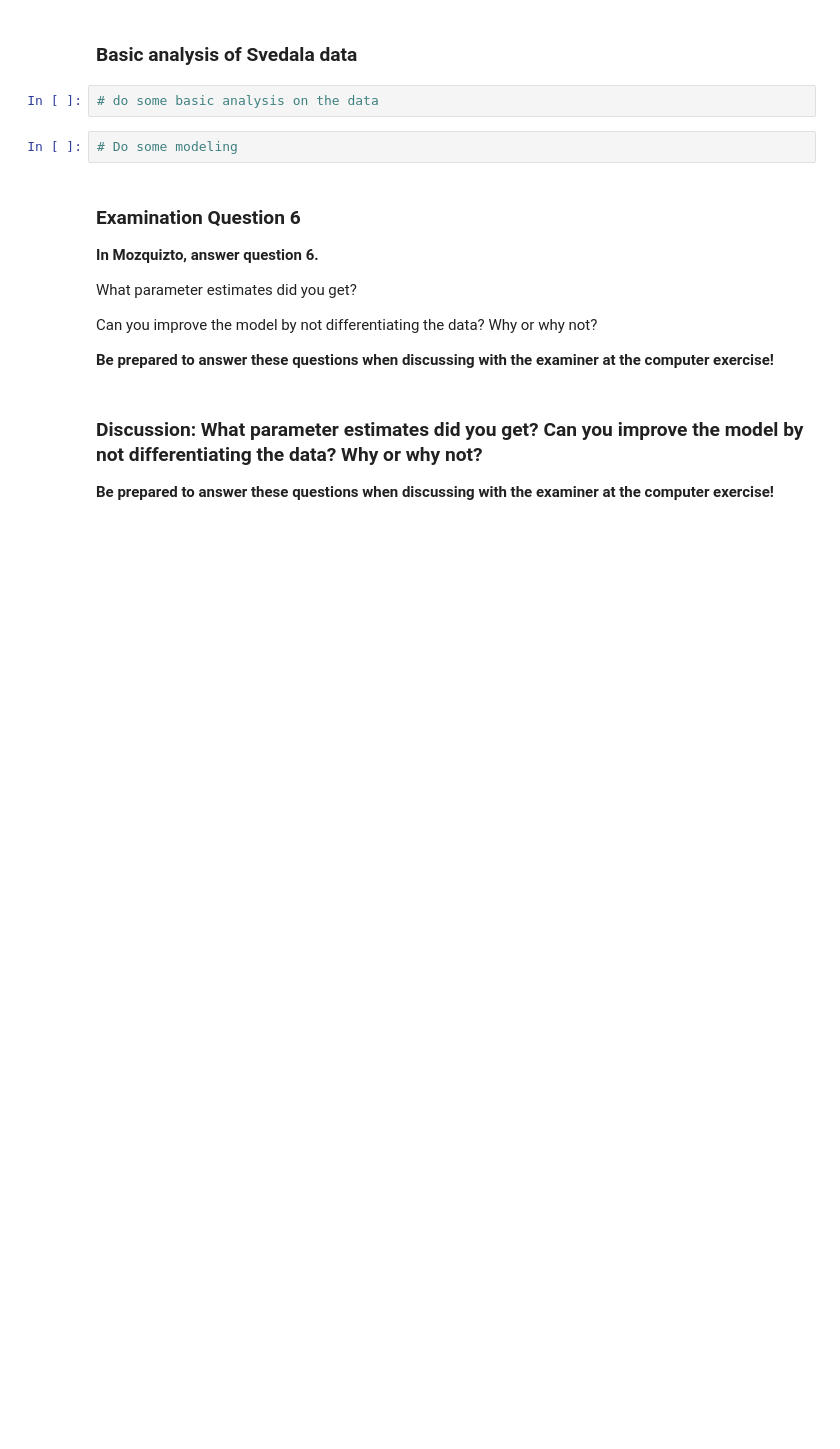
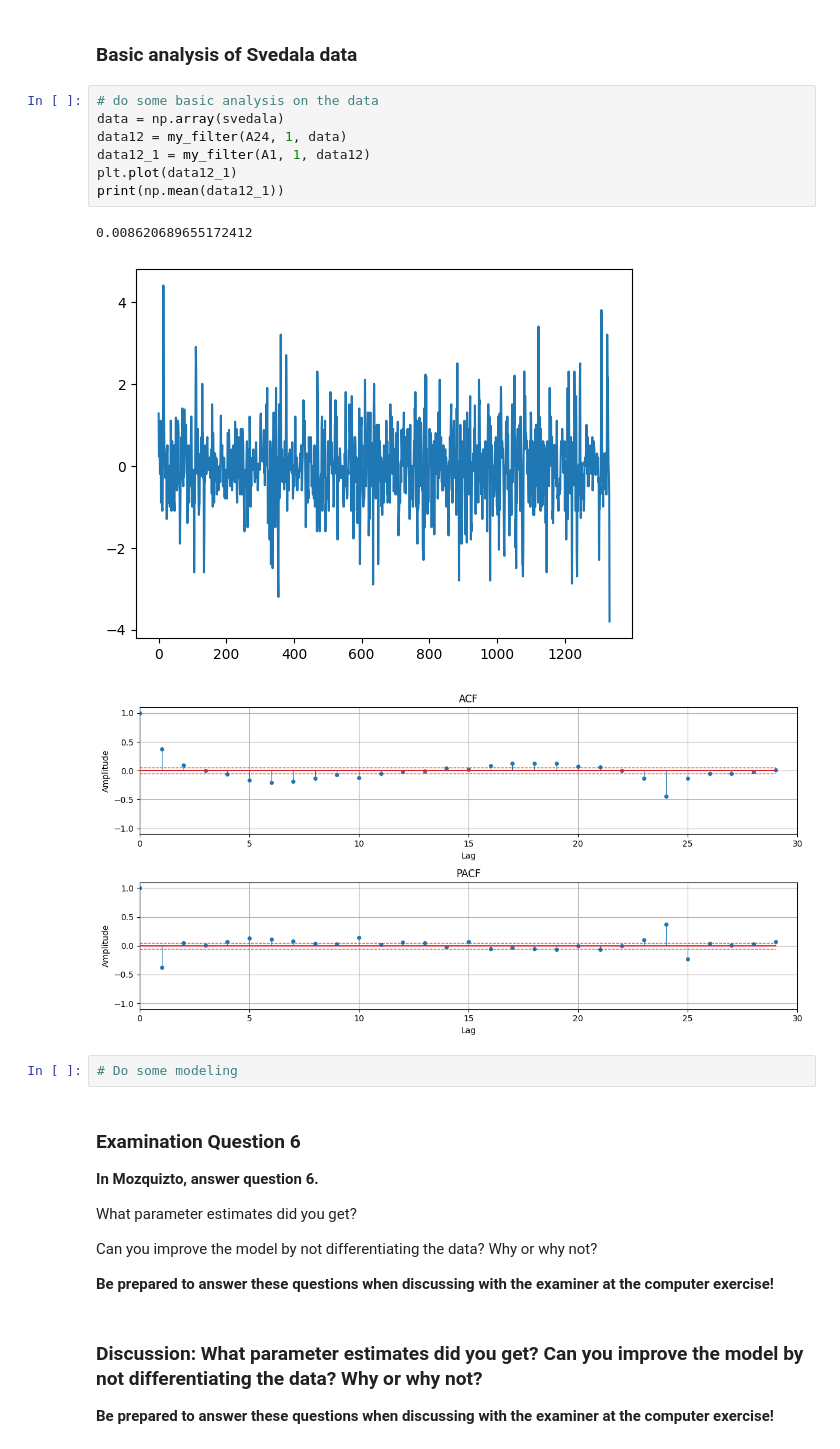
Before and after one commit to andreasjak/TimeSeriesAnalysis, a Jupyter notebook: labs/lab1.ipynb, the cells around one changed output. Saved outputs shown, nothing was run; the diff lists cells and outputs as text; blank space fills up the shorter version.

Commit message:
testa ta bort mean

```diff
--- a/labs/lab1.ipynb
+++ b/labs/lab1.ipynb
@@ -745,6 +817,15 @@ plt.show()
 ### Basic analysis of Svedala data
 # %%
 # do some basic analysis on the data
+data = np.array(svedala)
+data12 = my_filter(A24, 1, data)
+data12_1 = my_filter(A1, 1, data12)
+plt.plot(data12_1)
+print(np.mean(data12_1))
+# %% [output]
+0.008620689655172412
+[figure, added]
+[figure, added]
 # %%
 # Do some modeling
 # %% [markdown]
```
Also changed, not shown: parts of 5 cells of this notebook.
